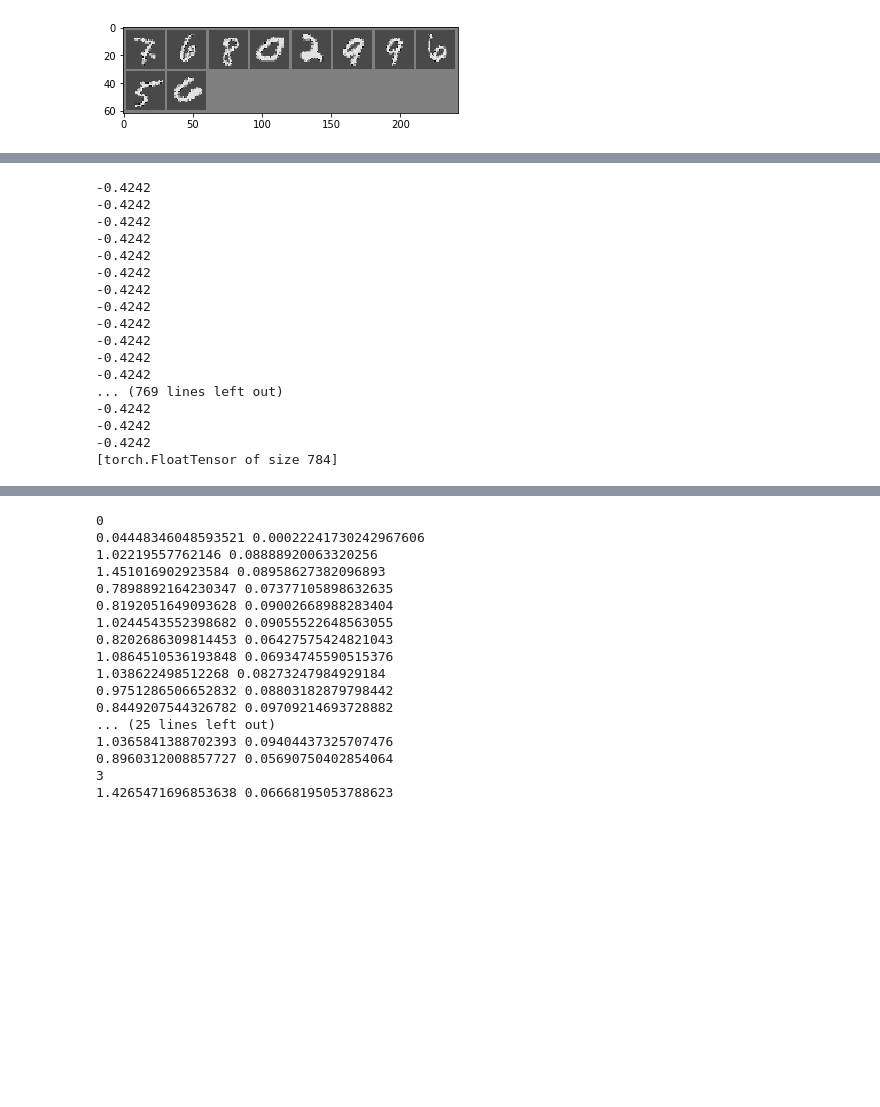
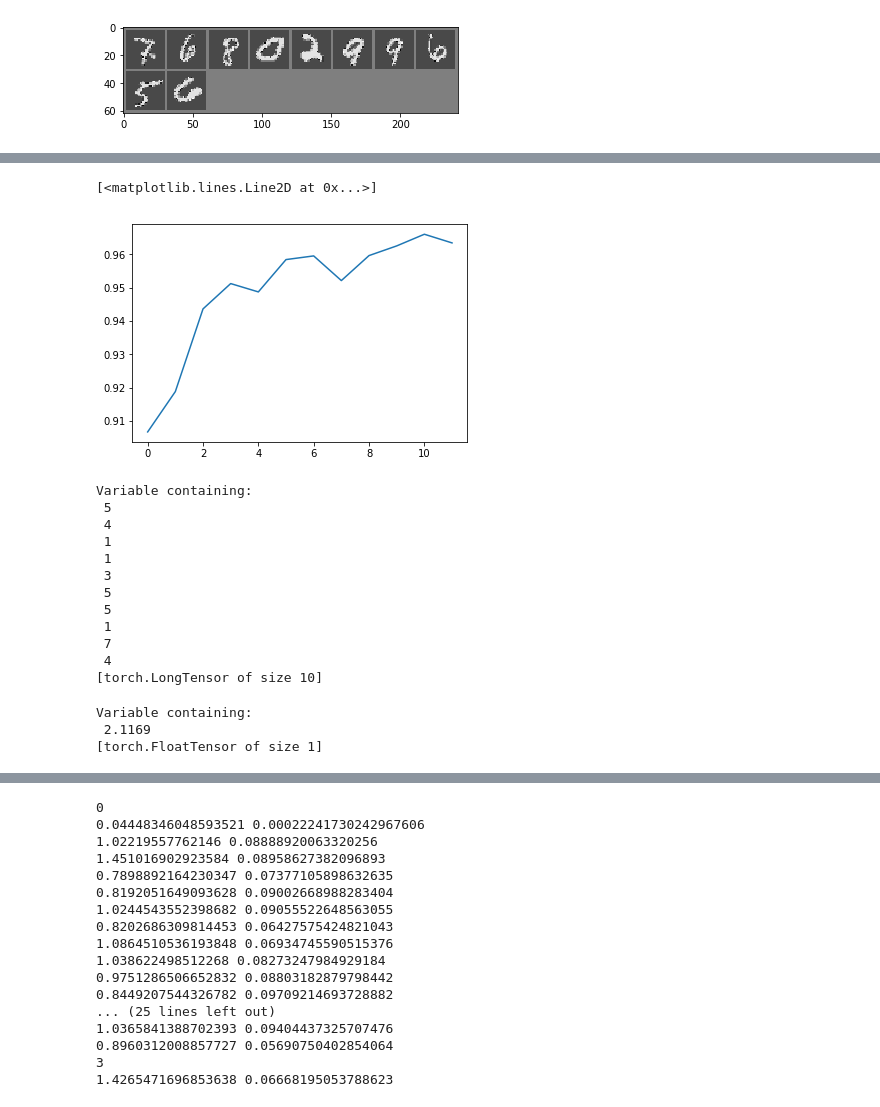
Before and after one commit to fjdiod/soft_trees, a Jupyter notebook: Trees.ipynb, the cells around one changed output, grey strips where cells are left out. Saved outputs shown, nothing was run; the diff lists cells and outputs as text; code cells hidden in the pictures; blank space fills up the shorter version.

Commit message:
add regularization, traning and validation functions

```diff
--- a/Trees.ipynb
+++ b/Trees.ipynb
@@ -123,21 +209,21 @@ net.build_tree(2)
+# %%
+plt.plot(testing)
+# %% [output]
+[<matplotlib.lines.Line2D at 0x...>]
+[figure, added]
 # %%
-images.view((-1, 28*28))[0, :]
+net(Variable(images.view((-1, 28*28)))).topk(1)[1].squeeze()
 # %% [output]
--0.4242
--0.4242
--0.4242
--0.4242
--0.4242
--0.4242
--0.4242
--0.4242
--0.4242
--0.4242
--0.4242
--0.4242
-... (769 lines left out)
--0.4242
--0.4242
--0.4242
-[torch.FloatTensor of size 784]
+Variable containing:
+ 5
+ 4
+ 1
+ 1
+ 3
+ 5
+ 5
+ 1
+ 7
+ 4
+[torch.LongTensor of size 10]
 # %%
@@ -145,3 +231,9 @@ prb = net.accum_probs(Variable(images.view((-1, 28*28))[0:2, :]), 1)
+# %%
+net.calc_regularization(Variable(images.view((-1, 28*28))), Variable(torch.Tensor([1]*10)))
+# %% [output]
+Variable containing:
+ 2.1169
+[torch.FloatTensor of size 1]
 # %%
 tree_loss(prb, Variable(labels))
 # %% [output]
```
Also changed, not shown: parts of 8 cells of this notebook.
